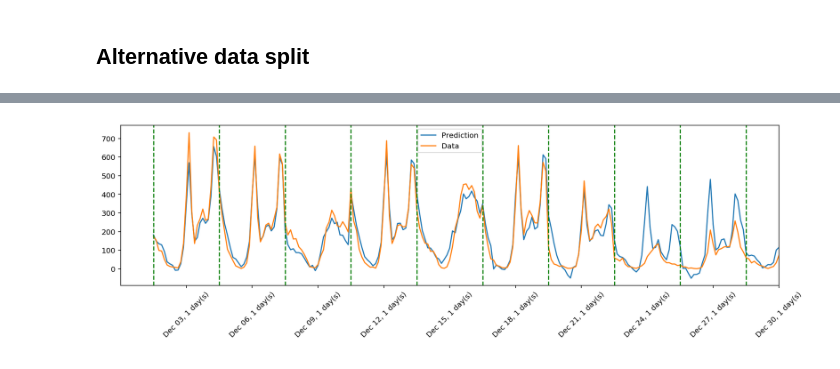
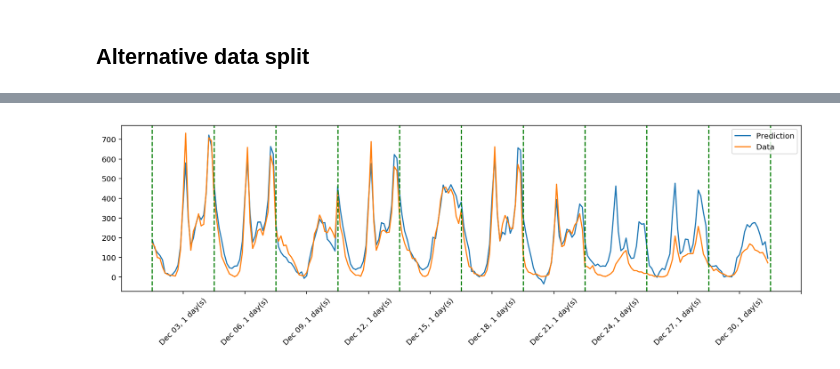
Before and after one commit to Wajih-O/deep-learning, a Jupyter notebook: first-neural-network/Your_first_neural_network.ipynb, the cells around one changed output, grey strips where cells are left out. Drawn from its saved outputs; the diff is of its cells as text; code cells hidden in the pictures.

Commit message:
improves weights updating implementation + adjusts learning rate and epochs

```diff
--- a/first-neural-network/Your_first_neural_network.ipynb
+++ b/first-neural-network/Your_first_neural_network.ipynb
@@ -171,10 +171,6 @@ class NeuralNetwork(object):
         delta_weights_i_h = np.zeros(self.weights_input_to_hidden.shape)
         delta_weights_h_o = np.zeros(self.weights_hidden_to_output.shape)
 
-#         print ('Shape check !!!')
-#         print ('  delta_weights_h_o.shape : {}'.format(delta_weights_h_o.shape))
-#         print ('  delta_weights_i_h.shape : {}'.format(delta_weights_i_h.shape))
-
         for X, y in zip(features, targets):
 
             # Forward pass
@@ -199,14 +195,15 @@ class NeuralNetwork(object):
             hidden_error_term = hidden_error.reshape(self.hidden_nodes,) * hidden_outputs * (1 - hidden_outputs)
 
             # Weight step (input to hidden)
-            delta_weights_i_h += (self.lr/n_records) * hidden_error_term * X[:, None]
+
+            delta_weights_i_h +=  np.matmul(X.reshape(self.input_nodes, 1), hidden_error_term.reshape(1, self.hidden_nodes))
             # Weight step (hidden to output)
-            delta_weights_h_o += (self.lr/n_records) * output_error_term * hidden_outputs[:, None]
+            delta_weights_h_o +=  np.matmul(hidden_outputs.reshape(self.hidden_nodes, 1), output_error_term.reshape(1, self.output_nodes))
 
 
         # Update the weights
-        self.weights_hidden_to_output += delta_weights_h_o # update hidden-to-output weights with gradient descent step
-        self.weights_input_to_hidden += delta_weights_i_h # update input-to-hidden weights with gradient descent step
+        self.weights_hidden_to_output += (self.lr/n_records) * delta_weights_h_o # update hidden-to-output weights with gradient descent step
+        self.weights_input_to_hidden += (self.lr/n_records) * delta_weights_i_h # update input-to-hidden weights with gradient descent step
 
     def run(self, features):
         ''' Run a forward pass through the network with input features
@@ -331,9 +328,9 @@ The more hidden nodes you have, the more accurate predictions the model will mak
 import sys
 
 ### Set the hyperparameters here ###
-iterations = 4000
-learning_rate = 0.4
-hidden_nodes = 20
+iterations = 6000
+learning_rate = 0.27
+hidden_nodes = 10
 output_nodes = 1
 
 N_i = train_features.shape[1]
@@ -451,14 +448,14 @@ test_features, test_targets = test_data.drop(target_fields, axis=1), test_data[t
 train_features, train_targets = features[:-60*24], targets[:-60*24]
 val_features, val_targets = features[-60*24:], targets[-60*24:]
 # %%
-def train_network(train_features, iterations = 500, learning_rate = 0.4, hidden_nodes = 20, output_nodes = 1):
+def train_network(train_features, iterations=500, learning_rate=0.2, hidden_nodes=20, output_nodes=1, batch_size=128):
     N_i = train_features.shape[1]
     network = NeuralNetwork(N_i, hidden_nodes, output_nodes, learning_rate)
     losses = {'train':[], 'validation':[]}
 
     for ii in range(iterations):
         # Go through a random batch of 128 records from the training data set
-        batch = np.random.choice(train_features.index, size=128)
+        batch = np.random.choice(train_features.index, size=batch_size)
         X, y = train_features.loc[batch].values, train_targets.loc[batch]['cnt']
 
         network.train(X, y)
@@ -484,6 +481,6 @@ def plot_losses_progress(losses):
     plt.legend()
     _ = plt.ylim()
 # %%
-network, losses = train_network(train_features, iterations=4000, learning_rate = 0.41)
+network, losses = train_network(train_features, iterations=7000, learning_rate = 0.25, hidden_nodes=10)
 plot_losses_progress(losses)
 # %% [output]
@@ -492,23 +489,23 @@ Progress: 100.0% ... Training loss: 0.069 ... Validation loss: 0.160
 # %%
 fig, ax = plt.subplots(figsize=(16,4))
 
 tail_days = 10
 
 mean, std = scaled_features['cnt']
 predictions = network.run(test_features[-tail_days*24:]).T*std + mean
 
-vl = range(0, 24*tail_days, 24)
+vl = range(0, 24*(tail_days+1), 24)
 
 ax.plot(predictions[0], label='Prediction')
 ax.plot((test_targets[-tail_days*24:]['cnt']*std + mean).values, label='Data')
 for pos in vl:
     ax.axvline(pos, color='g', linestyle='--')
 ax.set_xlim(right=len(predictions))
 ax.legend()
 
 dates = pd.to_datetime(rides.loc[test_data[-tail_days*24:].index]['dteday'])
 dates = dates.apply(lambda d: d.strftime('%b %d') + ', {} day(s)'.format(test_stripe_width_days))
-ax.set_xticks(np.arange(len(dates))[12::24])
+ax.set_xticks(np.arange(len(dates)+13)[12::24])
 _ = ax.set_xticklabels(dates[12::24], rotation=45)
 # %% [output]
-[figure, old version]
+[figure, new version]
```
Also changed, not shown: parts of 5 cells of this notebook, 1 other file.
